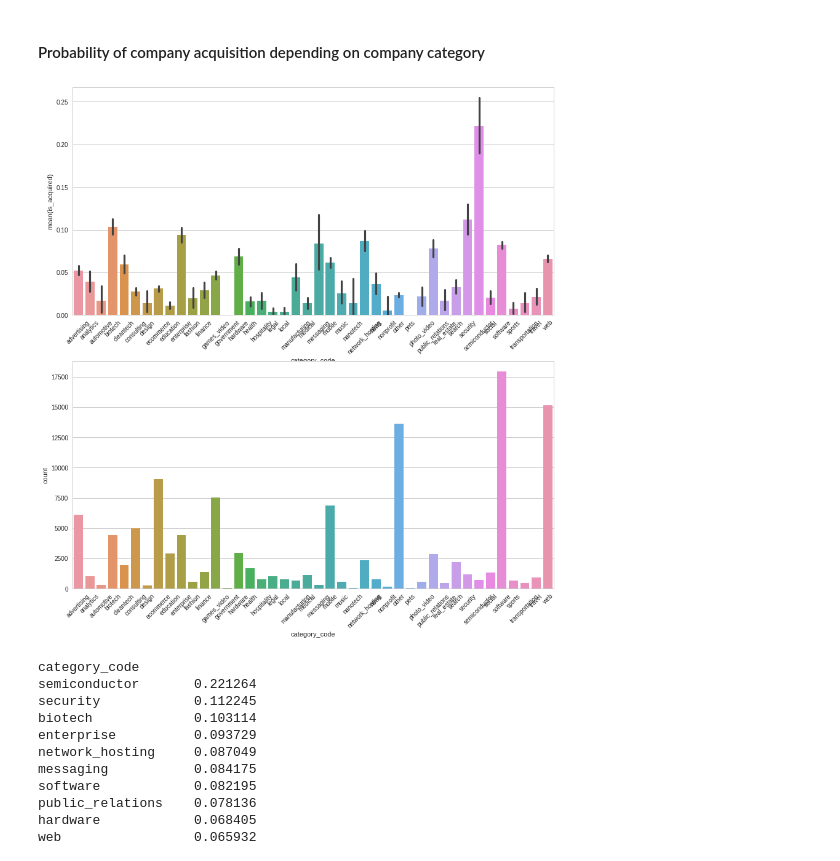
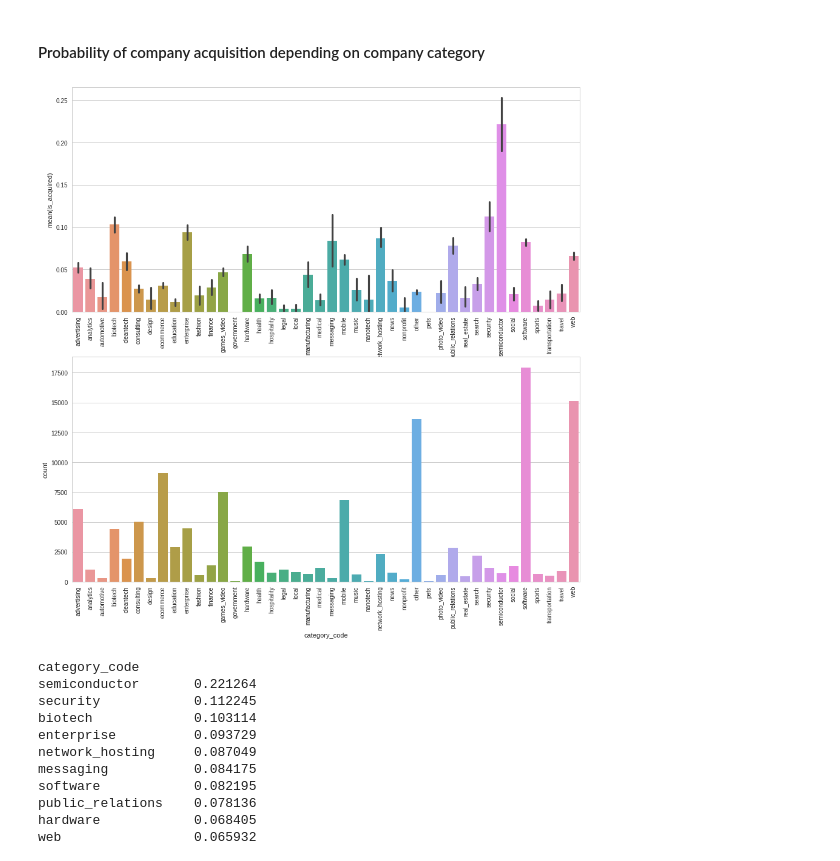
Before and after one commit to Crystalnix/crunchbase-ml, a Jupyter notebook: EDA.ipynb, the cells around one changed output. Drawn from its saved outputs; the diff is of its cells as text; code cells hidden in the pictures.

```diff
--- a/EDA.ipynb
+++ b/EDA.ipynb
@@ -4,7 +4,7 @@ import numpy as np
 import matplotlib.pyplot as plt
 import seaborn as sns
 from pprint import pprint
-seaborn.set(style="whitegrid", color_codes=True)
+sns.set(style="whitegrid", color_codes=True)
 %matplotlib inline
 # %%
 data = pd.read_csv('/home/artem/Projects/wolf_of_crunchbase/data.csv')
@@ -94,12 +94,12 @@ sns.countplot(x='age', data=age_acquisition[age_acquisition['age'].notnull()], a
 # %%
 fig, axs = plt.subplots(2, 1, figsize=(15,15))
 p1 = sns.barplot(x='category_code', y='is_acquired', data=data, ax=axs[0])
 p2 = sns.countplot(x='category_code', data=data, ax=axs[1])
 for plot in [p1, p2]:
     for item in plot.get_xticklabels():
-        item.set_rotation(45)
+        item.set_rotation(90)
 # %% [output]
-[figure, old version]
+[figure, new version]
 # %%
 data.groupby(by='category_code').is_acquired.mean().sort_values(ascending=False)
 # %% [output]
```
Also changed, not shown: parts of 5 cells of this notebook, 7 other files.
